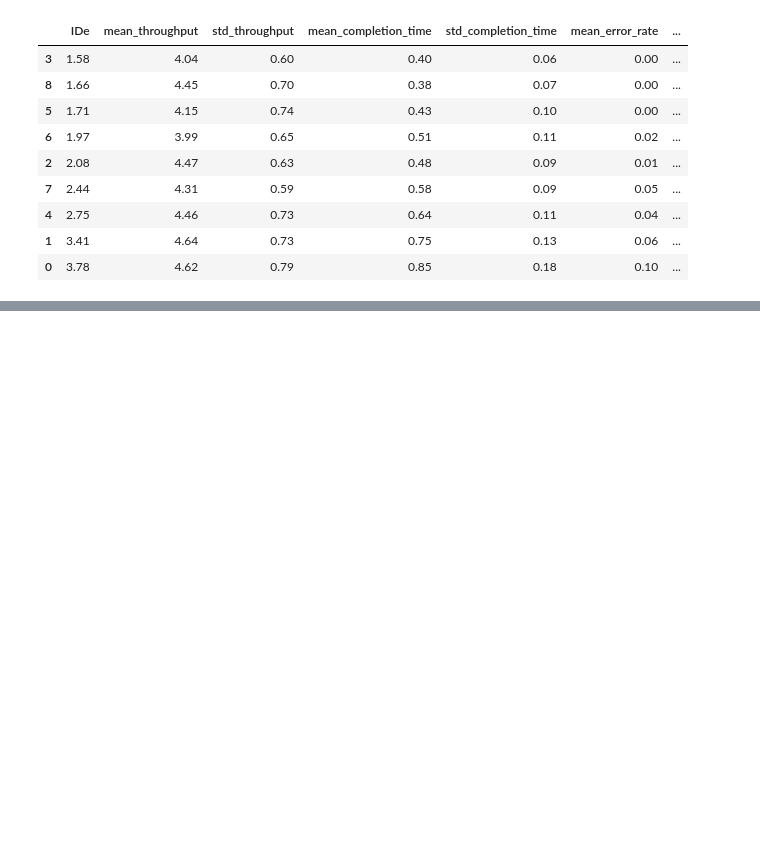
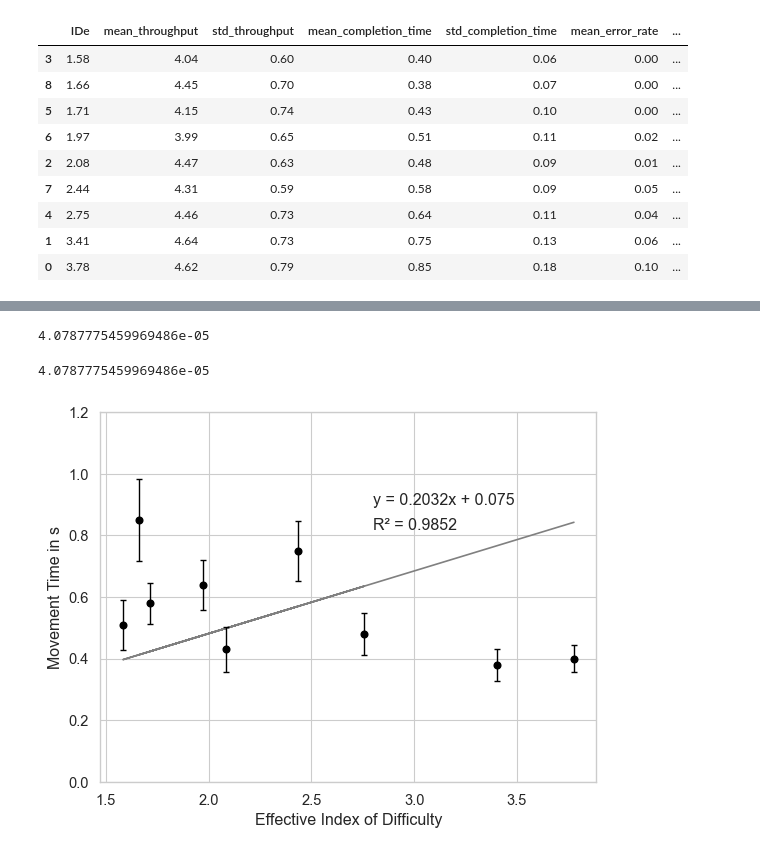
Before and after one commit to lucawoik/SpeedyMouseEvaluation, a Jupyter notebook: descriptive_analysis.ipynb, the cells around one changed output, grey strips where cells are left out. Drawn from its saved outputs; the diff is of its cells as text; code cells hidden in the pictures; blank space fills up the shorter version.

Commit message:
add regression analysis

```diff
--- a/descriptive_analysis.ipynb
+++ b/descriptive_analysis.ipynb
@@ -224,0 +229,49 @@ throughput_df_per_id
+# %%
+def model_error_rate(x):
+    slope_error_rate, intercept_error_rate, r_error_rate, p, std_err = stats.linregress(
+        throughput_df_per_id["IDe"], throughput_df_per_id["mean_error_rate"]
+    )
+    return slope_error_rate * x + intercept_error_rate
+slope_error_rate, intercept_error_rate, r_error_rate, p_error, std_err = stats.linregress(
+        throughput_df_per_id["IDe"], throughput_df_per_id["mean_error_rate"]
+    )
+p_error
+# %% [output]
+4.0787775459969486e-05
+# %%
+def model_completion_time(x):
+  slope_completion_time, intercept_completion_time, r_completion_time, p, std_err = stats.linregress(
+    throughput_df_per_id["IDe"], throughput_df_per_id["mean_completion_time"]
+    )
+  return slope_completion_time * x + intercept_completion_time
+slope_completion_time, intercept_completion_time, r_completion_time, p_time, std_err = stats.linregress(
+    throughput_df_per_id["IDe"], throughput_df_per_id["mean_completion_time"]
+    )
+p_error
+# %% [output]
+4.0787775459969486e-05
+# %%
+ide = effective_id_df["IDe"]
+completion_time = throughput_df_per_id["mean_completion_time"]
+e_completion_time = throughput_df_per_id["std_completion_time"] * 1.96 / np.sqrt(throughput_df_per_id.shape[1])
+error_rate = throughput_df_per_id["mean_error_rate"]
+e_error_rate = throughput_df_per_id["std_error_rate"] * 1.96 / np.sqrt(throughput_df_per_id.shape[1])
+
+regr_completion_time = list(map(model_completion_time, ide))
+regr_error_rate = list(map(model_error_rate, ide))
+# %%
+# regression plot for completion time
+sns.set_theme(style='whitegrid', font_scale=1.2, context='paper')
+
+plt.plot(ide, regr_completion_time, color="grey")
+plt.errorbar(ide, completion_time, e_completion_time, linestyle='None', capsize=2, fmt="o", color="black", elinewidth=1)
+plt.xlabel("Effective Index of Difficulty")
+plt.ylabel("Movement Time in s")
+
+plt.ylim(0, 1.2)
+plt.text(2.8, 0.82, 'R² = '+ str(round(r_completion_time**2, 4)))
+plt.text(2.8, 0.9, 'y = '+ str(round(slope_completion_time, 4)) + "x + " + str(round(intercept_completion_time, 4)))
+plt.savefig('figures/regression_completion_time.pdf', bbox_inches='tight')
+plt.show()
+# %% [output]
+[figure, added]
```
Also changed, not shown: parts of 2 cells of this notebook.
